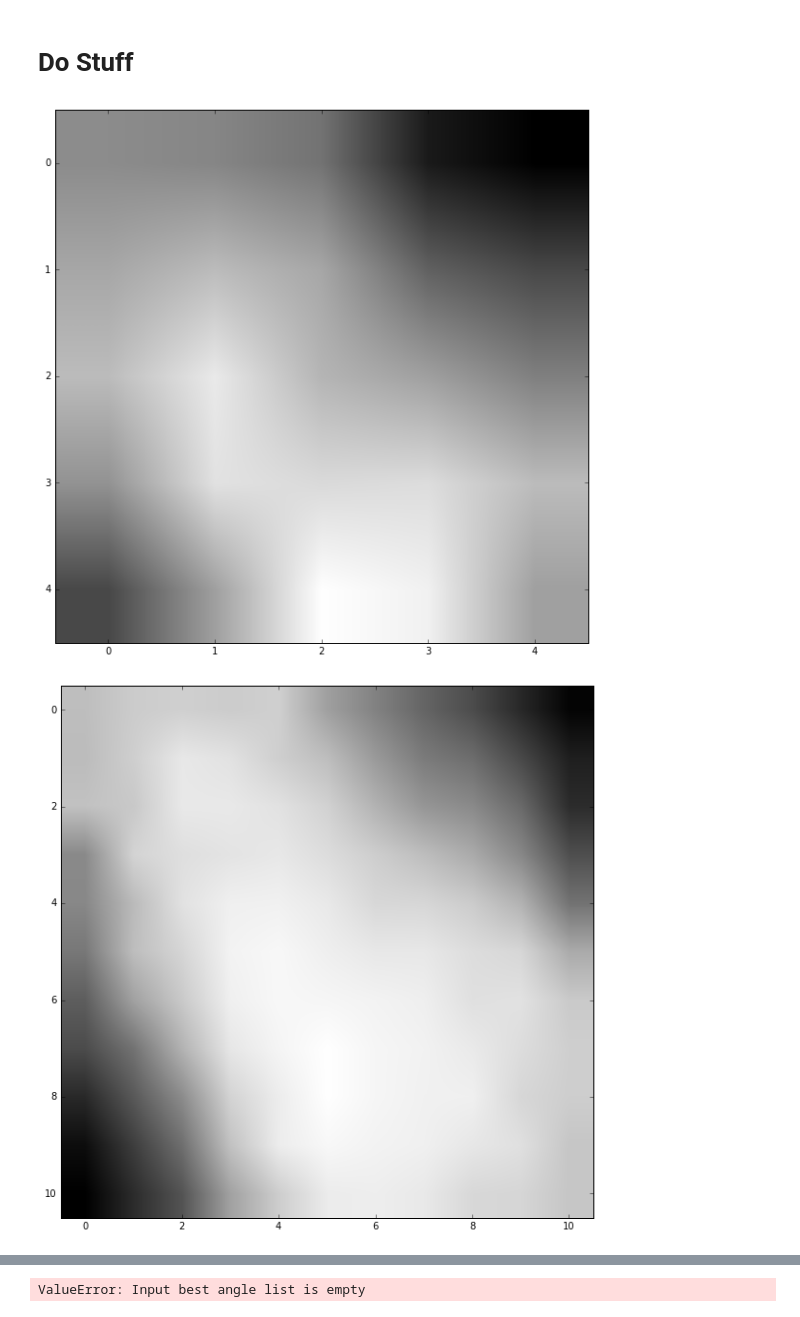
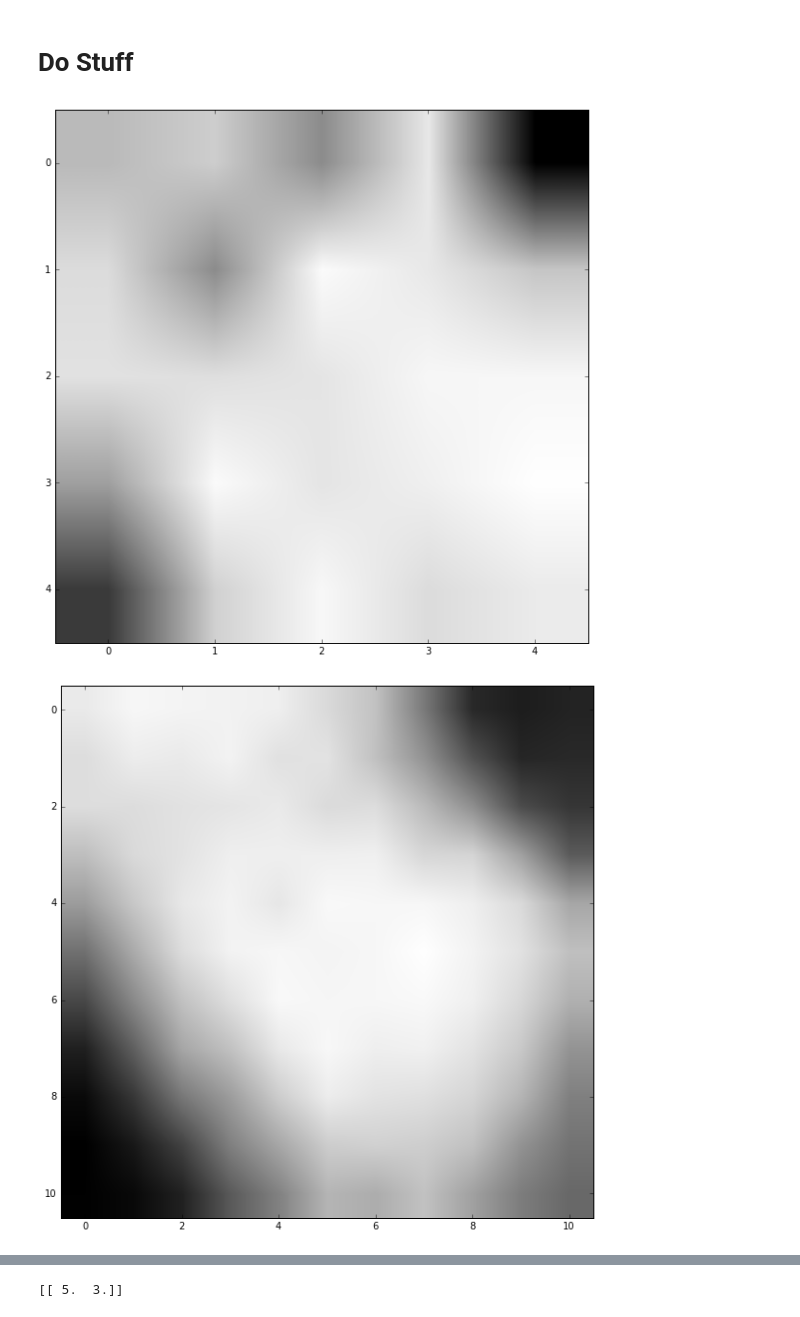
Before and after one commit to tisaconundrum2/autocnet, a Jupyter notebook: notebooks/Ciratefi.ipynb, the cells around one changed output, grey strips where cells are left out. Saved outputs shown, nothing was run; the diff lists cells and outputs as text; code cells hidden in the pictures.

Commit message:
Small change to Ciratefi notebook, updated method call _clean to clean.

```diff
--- a/notebooks/Ciratefi.ipynb
+++ b/notebooks/Ciratefi.ipynb
@@ -72,7 +70,7 @@ clean_keys = ['subpixel']
 full_offsets = np.zeros((len(matches), 3))
 
 if clean_keys:
-    matches, mask = e._clean(clean_keys)
+    matches, mask = e.clean(clean_keys)
 
 # Preallocate the numpy array to avoid appending and type conversion
 edge_offsets = np.empty((len(matches),3))
@@ -80,32 +78,32 @@ edge_offsets = np.empty((len(matches),3))
 # for each edge, calculate this for each keypoint pair
 for i, (idx, row) in enumerate(matches.iterrows()):
     s_idx = int(row['source_idx'])
     d_idx = int(row['destination_idx'])
     s_kps = e.source.get_keypoints().iloc[s_idx]
     d_kps = e.destination.get_keypoints().iloc[d_idx]
 
     s_keypoint = e.source.get_keypoints().iloc[s_idx][['x', 'y']].values
     d_keypoint = e.destination.get_keypoints().iloc[d_idx][['x', 'y']].values
 
     # Get the template and search windows
     s_template = sp.clip_roi(e.source.geodata, s_keypoint, 5)
     s_template = rotate(s_template, 0)
     s_template = imresize(s_template, 1.)
 
     d_search = sp.clip_roi(e.destination.geodata, d_keypoint, 11)
     d_search = rotate(d_search, 0)
     d_search = imresize(d_search, 1.)
 
     imshow(s_template, cmap='Greys')
     show()
     imshow(d_search, cmap='Greys')
     show()
 
     result = ciratefi.ciratefi(s_template, d_search, upsampling=10., alpha=math.pi/4,
                      cifi_thresh=70, rafi_thresh=70, tefi_thresh=100,
                      use_percentile=True, radii=list(range(1,3)), verbose=True)
     print(result)
     break
 # %% [output]
-[figure, old version]
+[figure, new version]
-[figure, old version]
+[figure, new version]
@@ -114 +113 @@ for i, (idx, row) in enumerate(matches.iterrows()):
-ValueError: Input best angle list is empty
+[[ 5.  3.]]
```
Also changed, not shown: parts of 2 cells of this notebook.
